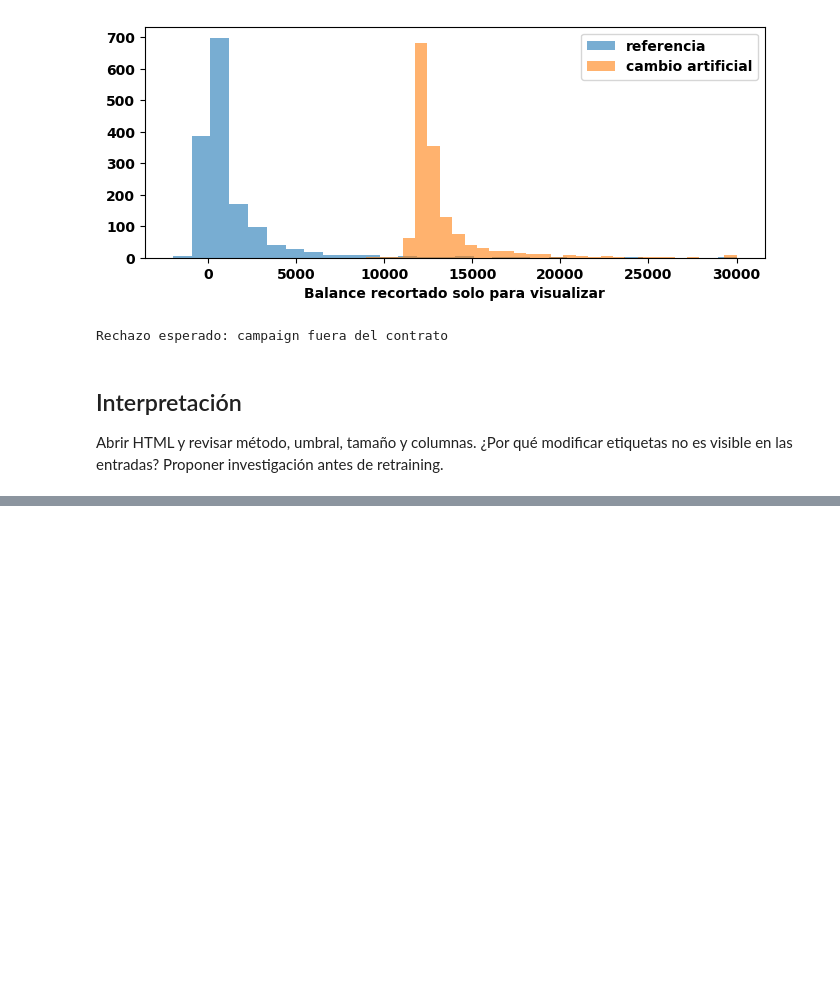
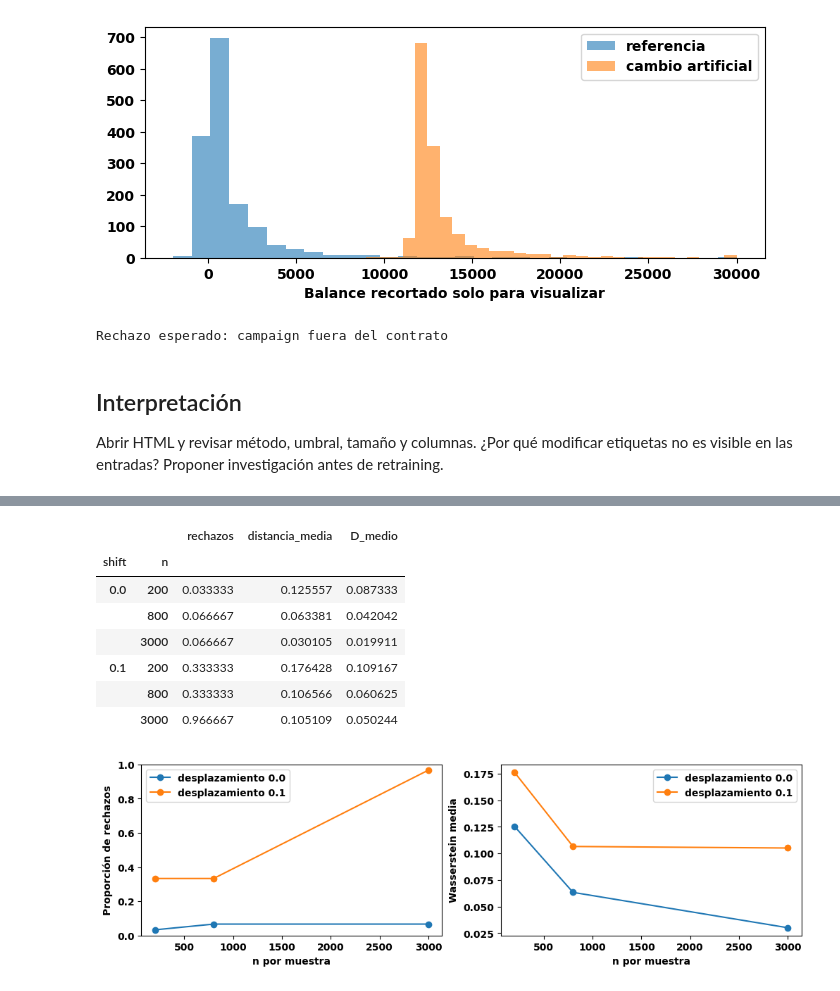
Before and after one commit to wilmerpineda/modulo3_mlops_python, a Jupyter notebook: notebooks/03_drift.ipynb, the cells around one changed output, grey strips where cells are left out. Saved outputs shown, nothing was run; the diff lists cells and outputs as text; code cells hidden in the pictures; blank space fills up the shorter version.

```diff
--- a/notebooks/03_drift.ipynb
+++ b/notebooks/03_drift.ipynb
@@ -47,0 +55,32 @@ Abrir HTML y revisar método, umbral, tamaño y columnas. ¿Por qué modificar e
+# %%
+from scipy.stats import ks_2samp,wasserstein_distance
+rng=np.random.default_rng(SEED)
+rows=[]
+for shift in [0,.1]:
+    for n in [200,800,3000]:
+        for repeat in range(30):
+            a=rng.normal(size=n);b=rng.normal(loc=shift,size=n)
+            test_ks=ks_2samp(a,b)
+            rows.append({"shift":shift,"n":n,"D":test_ks.statistic,"p":test_ks.pvalue,
+                         "W1":wasserstein_distance(a,b),"rechazo":test_ks.pvalue<.05})
+simulation=pd.DataFrame(rows)
+summary=simulation.groupby(["shift","n"]).agg(rechazos=("rechazo","mean"),distancia_media=("W1","mean"),D_medio=("D","mean"))
+display(summary)
+fig,axes=plt.subplots(1,2,figsize=(10,3),constrained_layout=True)
+for shift,group in summary.reset_index().groupby("shift"):
+    axes[0].plot(group.n,group.rechazos,marker="o",label=f"desplazamiento {shift}")
+    axes[1].plot(group.n,group.distancia_media,marker="o",label=f"desplazamiento {shift}")
+axes[0].set(xlabel="n por muestra",ylabel="Proporción de rechazos",ylim=(0,1))
+axes[1].set(xlabel="n por muestra",ylabel="Wasserstein media")
+for ax in axes:ax.legend()
+plt.show()
+# %% [output]
+|  |  | rechazos | distancia_media | D_medio |
+| shift | n |  |  |  |
+| 0.0 | 200 | 0.033333 | 0.125557 | 0.087333 |
+|  | 800 | 0.066667 | 0.063381 | 0.042042 |
+|  | 3000 | 0.066667 | 0.030105 | 0.019911 |
+| 0.1 | 200 | 0.333333 | 0.176428 | 0.109167 |
+|  | 800 | 0.333333 | 0.106566 | 0.060625 |
+|  | 3000 | 0.966667 | 0.105109 | 0.050244 |
+[figure, added]
```
Also changed, not shown: parts of 6 cells of this notebook, 29 other files.
